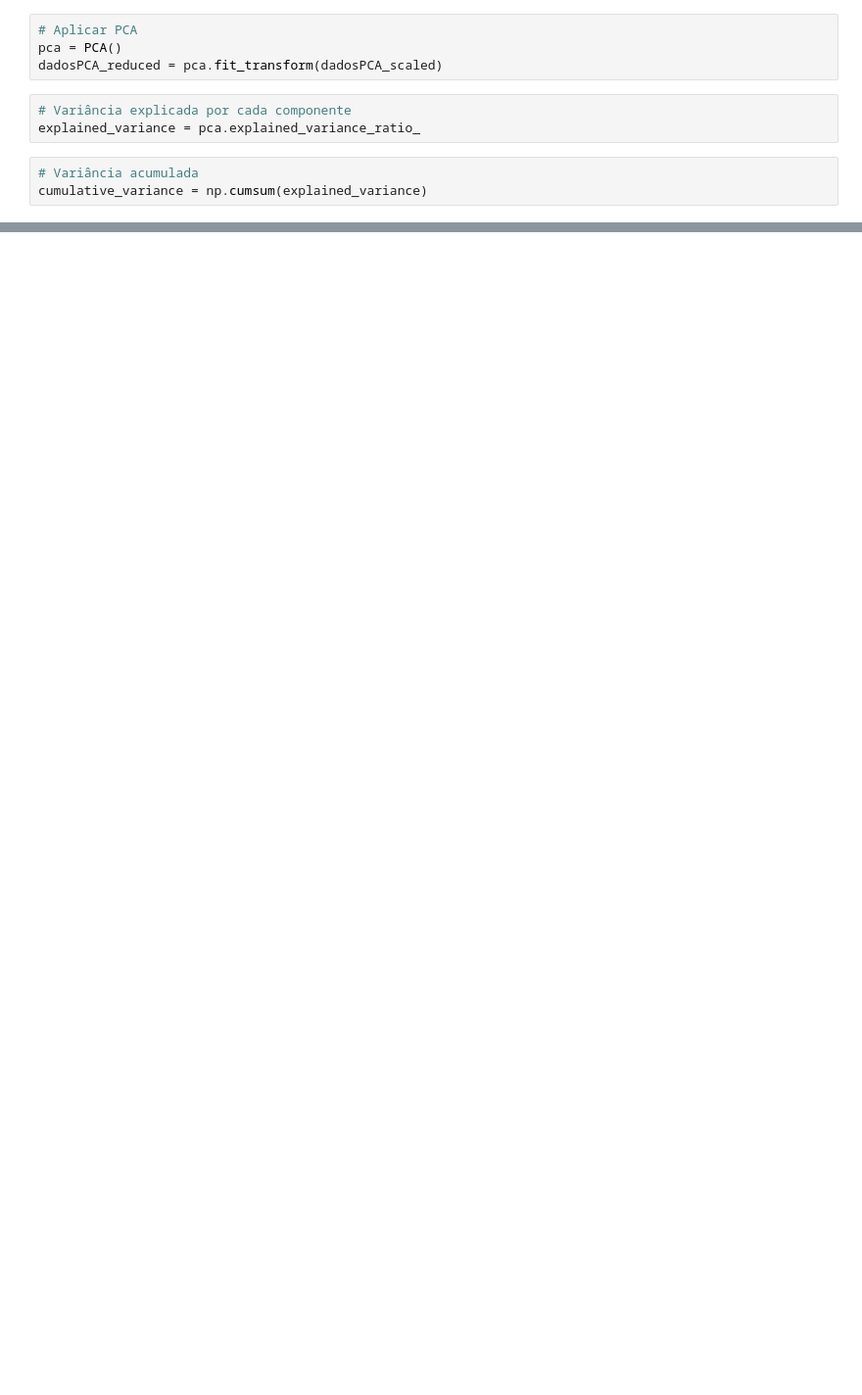
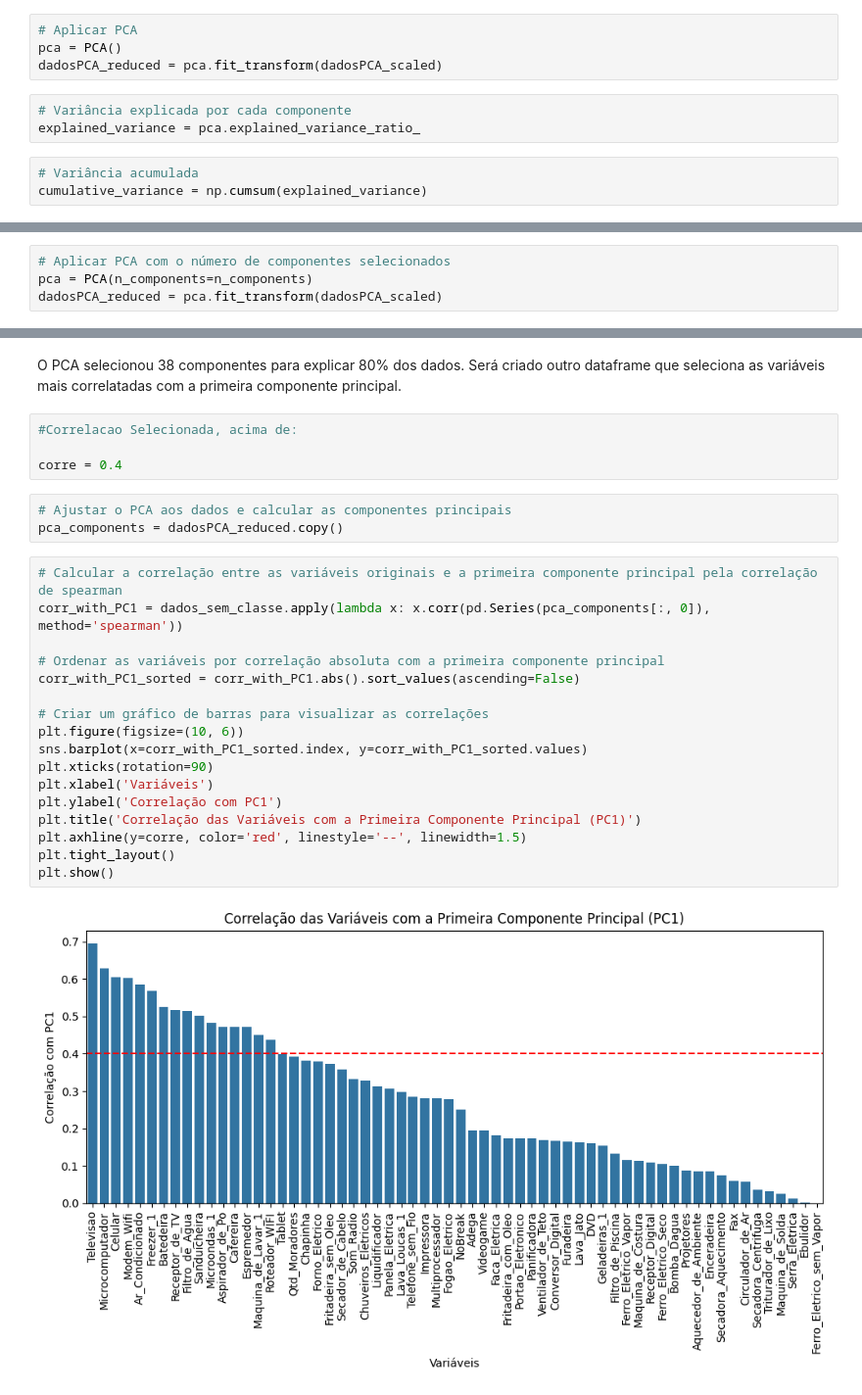
Before and after one commit to camazlucas/AprendizadodeMaquina2024.2, a Jupyter notebook: Aplicacao de Algoritmos.ipynb, the cells around one changed output, grey strips where cells are left out. Shown at 98% size. Drawn from its saved outputs; the diff is of its cells as text; blank space fills up the shorter version.

Commit message:
Gerando 4 dataframes com este algoritmo

```diff
--- a/Aplicacao de Algoritmos.ipynb
+++ b/Aplicacao de Algoritmos.ipynb
@@ -53,0 +82,4 @@ plt.show()
+# %%
+# Aplicar PCA com o número de componentes selecionados
+pca = PCA(n_components=n_components)
+dadosPCA_reduced = pca.fit_transform(dadosPCA_scaled)
@@ -53,0 +104,28 @@ plt.show()
+# %% [markdown]
+O PCA selecionou 38 componentes para explicar 80% dos dados. Será criado outro dataframe que seleciona as variáveis mais correlatadas com a primeira componente principal.
+# %%
+#Correlacao Selecionada, acima de:
+
+corre = 0.4
+# %%
+# Ajustar o PCA aos dados e calcular as componentes principais
+pca_components = dadosPCA_reduced.copy()
+# %%
+# Calcular a correlação entre as variáveis originais e a primeira componente principal pela correlação de spearman
+corr_with_PC1 = dados_sem_classe.apply(lambda x: x.corr(pd.Series(pca_components[:, 0]), method='spearman'))
+
+# Ordenar as variáveis por correlação absoluta com a primeira componente principal
+corr_with_PC1_sorted = corr_with_PC1.abs().sort_values(ascending=False)
+
+# Criar um gráfico de barras para visualizar as correlações
+plt.figure(figsize=(10, 6))
+sns.barplot(x=corr_with_PC1_sorted.index, y=corr_with_PC1_sorted.values)
+plt.xticks(rotation=90)
+plt.xlabel('Variáveis')
+plt.ylabel('Correlação com PC1')
+plt.title('Correlação das Variáveis com a Primeira Componente Principal (PC1)')
+plt.axhline(y=corre, color='red', linestyle='--', linewidth=1.5)
+plt.tight_layout()
+plt.show()
+# %% [output]
+[figure, added]
```
Also changed, not shown: parts of 28 cells of this notebook.
